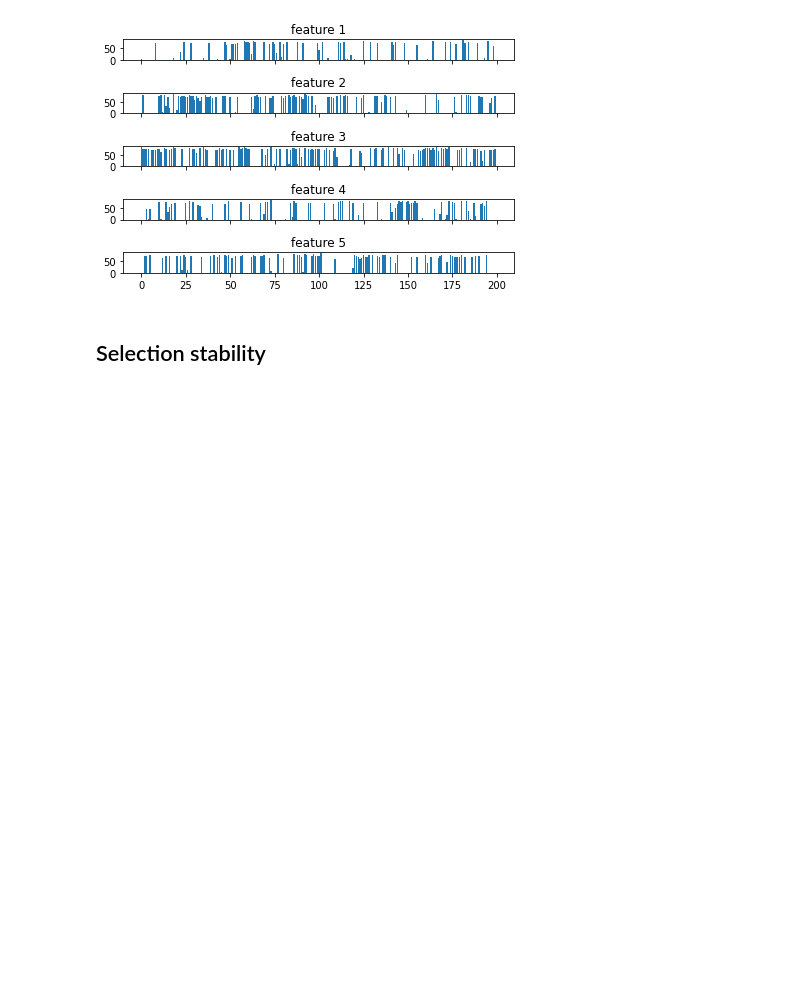
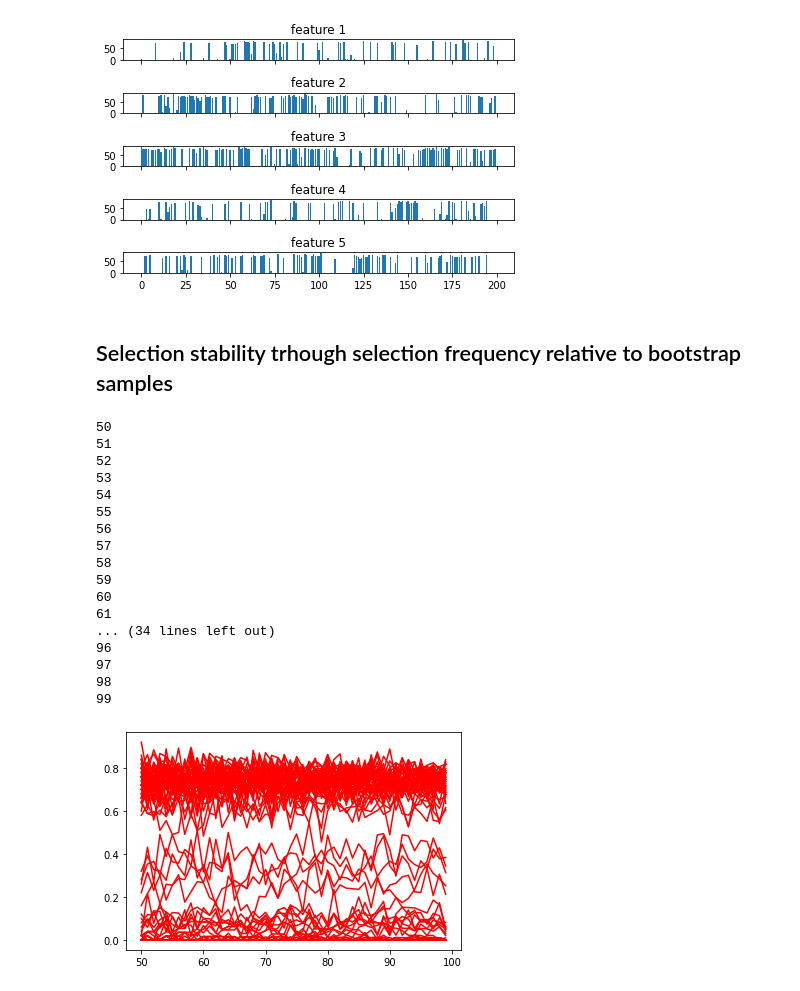
Before and after one commit to HyserAgg/mve441-project3, a Jupyter notebook: part2.ipynb, the cells around one changed output. Cells and saved outputs as stored; diff of their text form; code cells hidden in the pictures; blank space fills up the shorter version.

Commit message:
started working on selection stability plot

```diff
--- a/part2.ipynb
+++ b/part2.ipynb
@@ -137,4 +137,65 @@ fig.tight_layout()
 # %% [output]
 [figure]
 # %% [markdown]
-## Selection stability
+## Selection stability trhough selection frequency relative to bootstrap samples
+# %%
+bs_min = 50
+bs_max = 100
+sample_size = 150
+zero_tol = 0.0001
+
+bs_list = []
+for n_bootstrap_samples in range(bs_min, bs_max):
+    print( n_bootstrap_samples )
+    # Creating bootstrap sample and records how often a given feature is
+    # selected in the LogisticRegression for c_max.
+    selected_feature_counters = np.asarray([
+        np.zeros(k),
+        np.zeros(k),
+        np.zeros(k),
+        np.zeros(k),
+        np.zeros(k),
+    ])
+    for ix in range(n_bootstrap_samples):
+        idx_list = np.random.choice(X_fstat.shape[1], sample_size, replace=False)
+        X_bootstrap = X_fstat[:,idx_list]
+        beta = LogisticRegression(C=c_max,
+                                 multi_class='ovr',
+                                 solver='liblinear',
+                                 intercept_scaling=10000).fit(X_bootstrap, y).coef_
+
+        # Assumes that the beta arrays for the differen
+        # classes comes in the same order, and calculates
+        # the frequency with which every frequency is present
+        jx = 0
+        for class_beta in beta:
+            non_zero_idx = np.where( class_beta > zero_tol )
+            non_zero_feature_idx = idx_list[non_zero_idx]
+            for idx in non_zero_feature_idx:
+                selected_feature_counters[jx][idx] += 1
+            jx += 1
+    bs_list.append(selected_feature_counters)
+
+for ix in range(k):
+    temp = np.asarray(bs_list)[:,0,ix]
+    rng = np.asarray(range(bs_min, bs_max))
+    plt.plot(rng, np.divide(temp, rng), color='red')
+# %% [output]
+50
+51
+52
+53
+54
+55
+56
+57
+58
+59
+60
+61
+... (34 lines left out)
+96
+97
+98
+99
+[figure, added]
```
